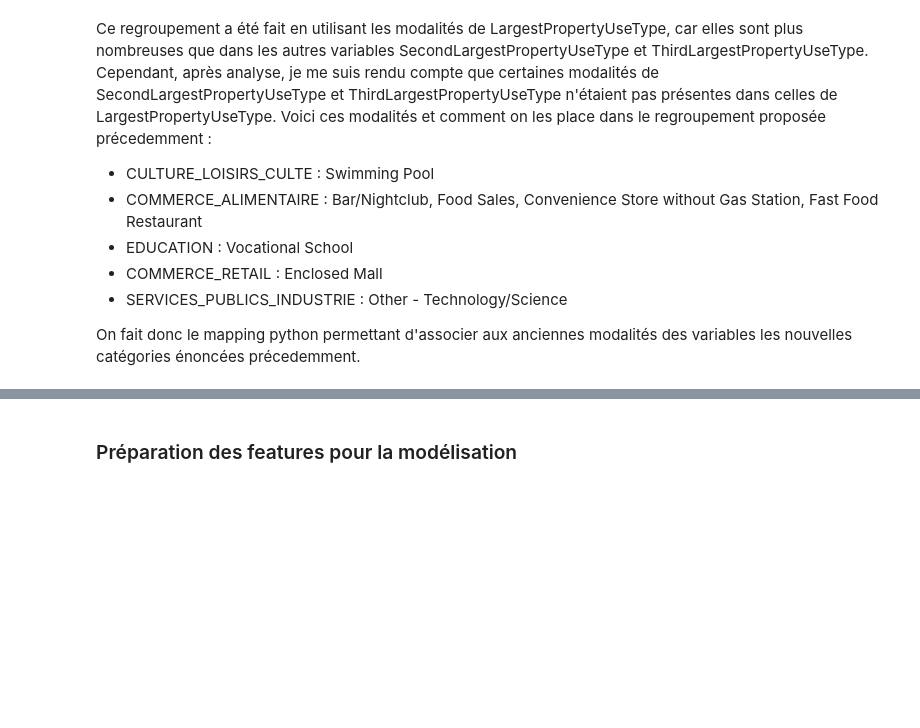
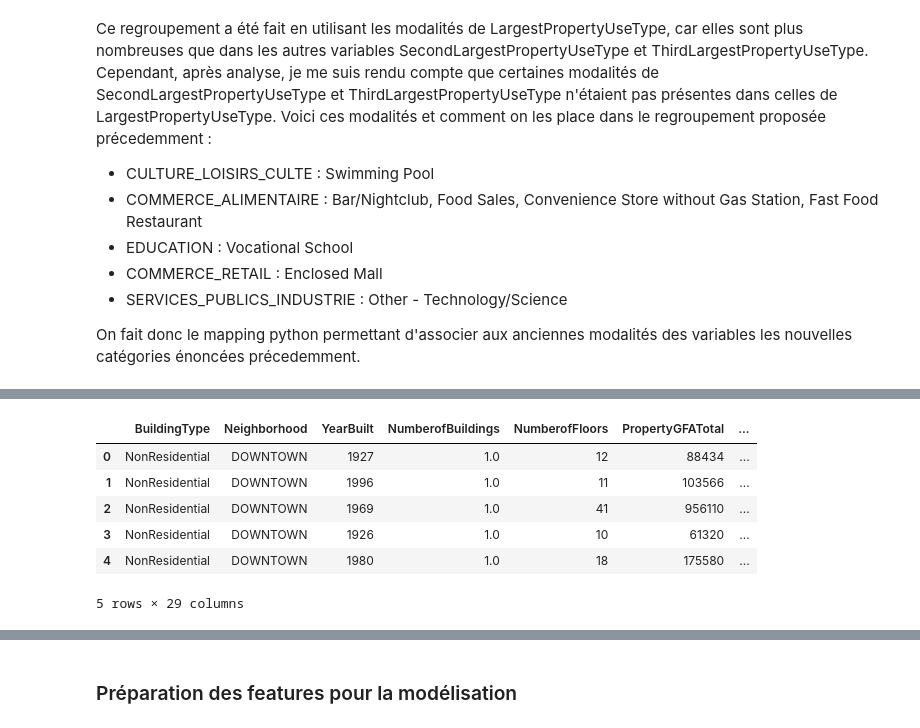
Before and after one commit to AxelFB1992/projet6, a Jupyter notebook: template_modelisation_supervisee.ipynb, the cells around one changed output, grey strips where cells are left out. Saved outputs shown, nothing was run; the diff lists cells and outputs as text; code cells hidden in the pictures; blank space fills up the shorter version.

```diff
--- a/template_modelisation_supervisee.ipynb
+++ b/template_modelisation_supervisee.ipynb
@@ -1097,6 +1097,7 @@ Ce regroupement a été fait en utilisant les modalités de LargestPropertyUseTy
 
 On fait donc le mapping python permettant d'associer aux anciennes modalités des variables les nouvelles catégories énoncées précedemment.
 # %%
+#1. Définition du mapping en fonction des nouvelles catégories définies ci-dessus
 mapping_usage = {
     # Bureau / Finance
     'Office'                                              : 'Bureau_Finance',
@@ -1116,11 +1117,11 @@ mapping_usage = {
     'Automobile Dealership'                               : 'Commerce_Retail',
     'Repair Services (Vehicle, Shoe, Locksmith, etc)'     : 'Commerce_Retail',
     'Other - Mall'                                        : 'Commerce_Retail',
+    'Other - Services'                                    : 'Commerce_Alimentaire',
     'Lifestyle Center'                                    : 'Commerce_Retail',
     'Personal Services (Health/Beauty, Dry Cleaning, etc)': 'Commerce_Retail',
     'Wholesale Club/Supercenter'                          : 'Commerce_Retail',
     'Enclosed Mall'                                       : 'Commerce_Retail',
-    'Library'                                             : 'Commerce_Retail',
 
     # Hôtellerie / Logement
     'Hotel'                                               : 'Hotellerie_Logement',
@@ -1161,7 +1162,6 @@ mapping_usage = {
     'Restaurant'                                          : 'Commerce_Alimentaire',
     'Other - Restaurant/Bar'                              : 'Commerce_Alimentaire',
     'Food Service'                                        : 'Commerce_Alimentaire',
-    'Other - Services'                                    : 'Commerce_Alimentaire',
     'Bar/Nightclub'                                       : 'Commerce_Alimentaire',
     'Food Sales'                                          : 'Commerce_Alimentaire',
     'Convenience Store without Gas Station'               : 'Commerce_Alimentaire',
@@ -1177,6 +1177,7 @@ mapping_usage = {
     'Courthouse'                                          : 'Services_Publics_Industrie',
     'Fire Station'                                        : 'Services_Publics_Industrie',
     'Other - Technology/Science'                          : 'Services_Publics_Industrie',
+    'Library'                                             : 'Services_Publics_Industrie',
 
     # Autre
     'Other'                                               : 'Autre',
@@ -1183,0 +1190,17 @@ mapping_usage = {
+# %%
+# 2. Création des colonnes de surface (GFA) initialisées à 0
+# On récupère les valeurs uniques de notre mapping + 'Autre'
+filtered_15_building_consumption = filtered_14_building_consumption.copy()
+macro_categories = list(set(mapping_usage.values()))
+for cat in macro_categories:
+    filtered_15_building_consumption[f'GFA_{cat}'] = 0.0
+# %%
+filtered_15_building_consumption.head()
+# %% [output]
+|  | BuildingType | Neighborhood | YearBuilt | NumberofBuildings | NumberofFloors | PropertyGFATotal | ... |
+| 0 | NonResidential | DOWNTOWN | 1927 | 1.0 | 12 | 88434 | ... |
+| 1 | NonResidential | DOWNTOWN | 1996 | 1.0 | 11 | 103566 | ... |
+| 2 | NonResidential | DOWNTOWN | 1969 | 1.0 | 41 | 956110 | ... |
+| 3 | NonResidential | DOWNTOWN | 1926 | 1.0 | 10 | 61320 | ... |
+| 4 | NonResidential | DOWNTOWN | 1980 | 1.0 | 18 | 175580 | ... |
+5 rows × 29 columns
```
Also changed, not shown: parts of 5 cells of this notebook, 1 other file.
